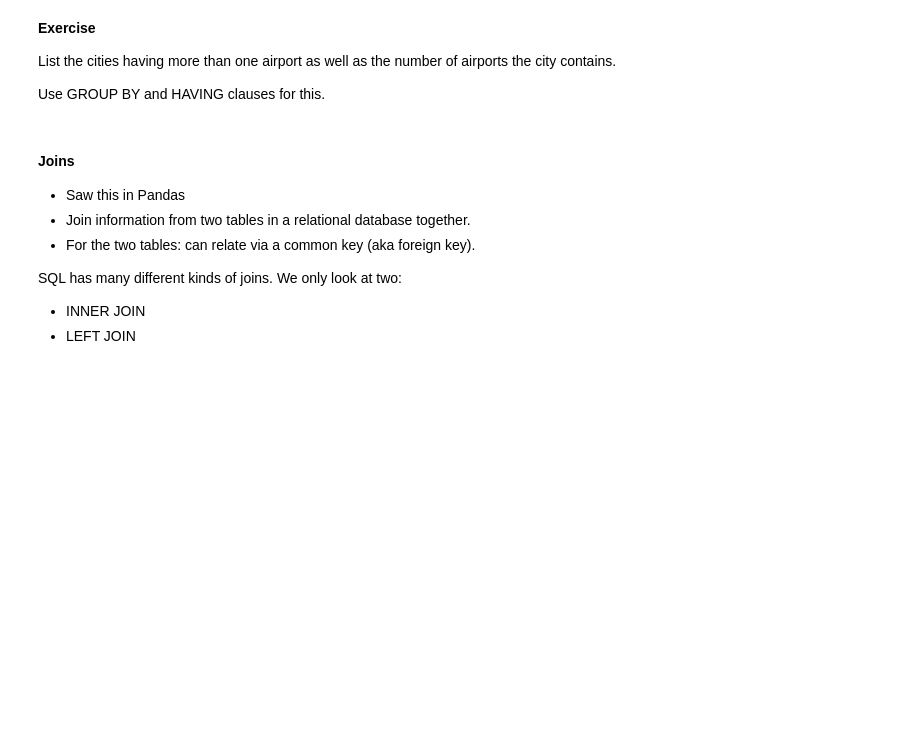
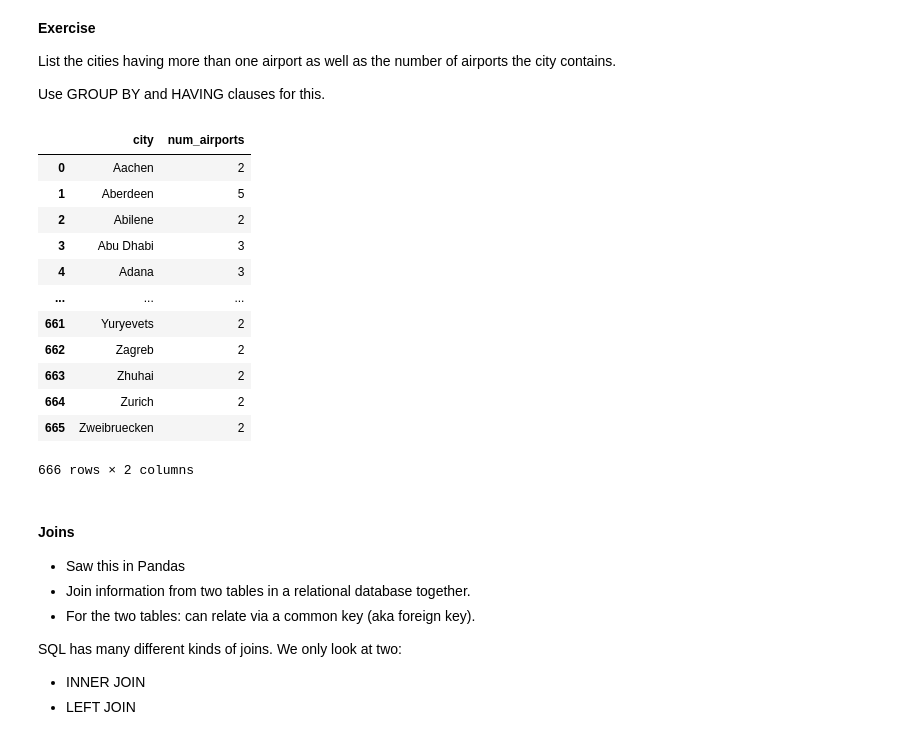
Before and after one commit to admveen/NYC_DS_112023, a Jupyter notebook: Phase2_SQL/Ph1_T6_2SQLGroupbyJoins.ipynb, the cells around one changed output. Saved outputs shown, nothing was run; the diff lists cells and outputs as text; code cells hidden in the pictures; blank space fills up the shorter version.

```diff
--- a/Phase2_SQL/Ph1_T6_2SQLGroupbyJoins.ipynb
+++ b/Phase2_SQL/Ph1_T6_2SQLGroupbyJoins.ipynb
@@ -220,9 +312,29 @@ List the cities having more than one airport as well as the number of airports t
 Use GROUP BY and HAVING clauses for this.
 # %%
 pd.read_sql('''
+SELECT city, COUNT(*) as num_airports
 
+FROM airports
+
+GROUP BY city
+
+HAVING num_airports > 1
 
 ''', conn)
+# %% [output]
+|  | city | num_airports |
+| 0 | Aachen | 2 |
+| 1 | Aberdeen | 5 |
+| 2 | Abilene | 2 |
+| 3 | Abu Dhabi | 3 |
+| 4 | Adana | 3 |
+| ... | ... | ... |
+| 661 | Yuryevets | 2 |
+| 662 | Zagreb | 2 |
+| 663 | Zhuhai | 2 |
+| 664 | Zurich | 2 |
+| 665 | Zweibruecken | 2 |
+666 rows × 2 columns
 # %% [markdown]
 #### Joins
 - Saw this in Pandas
```
Also changed, not shown: parts of 21 cells of this notebook, 21 other files.
